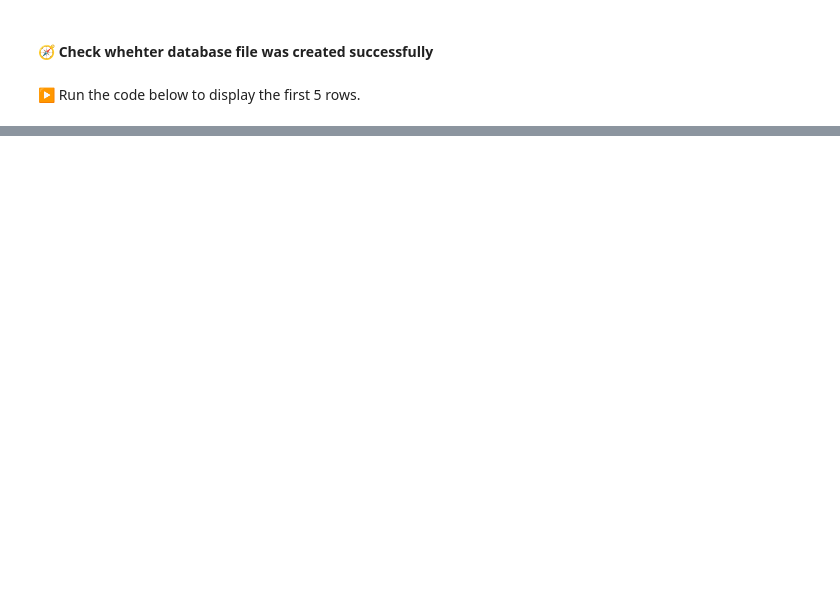
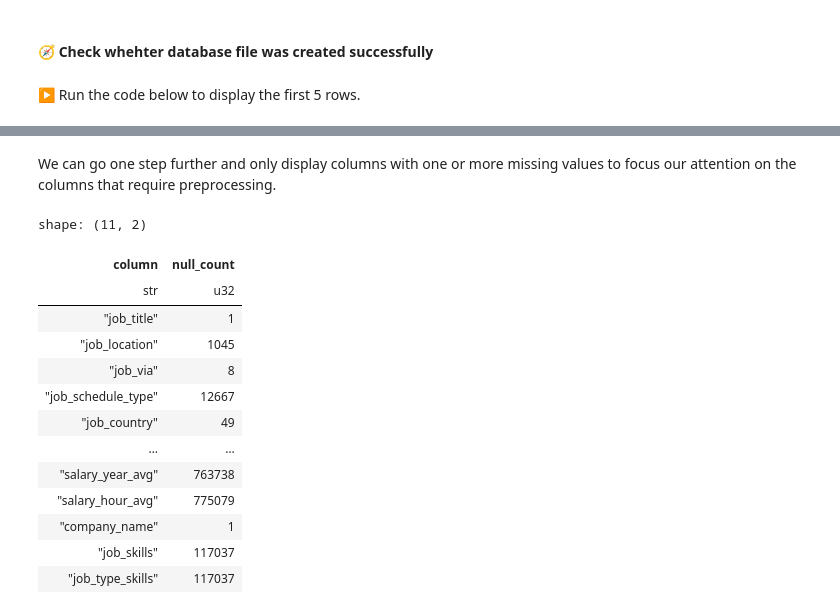
Before and after one commit to bdi593/textbook, a Jupyter notebook: content/data-job-postings/quiz-01.ipynb, the cells around one changed output, grey strips where cells are left out. Saved outputs shown, nothing was run; the diff lists cells and outputs as text; code cells hidden in the pictures; blank space fills up the shorter version.

```diff
--- a/content/data-job-postings/quiz-01.ipynb
+++ b/content/data-job-postings/quiz-01.ipynb
@@ -293,0 +141,23 @@ print("🎯 Restart and run all successful")
+# %% [markdown]
+We can go one step further and only display columns with one or more missing values to focus our attention on the columns that require preprocessing.
+# %%
+(
+    df.null_count()
+    .transpose(include_header=True, header_name="column", column_names=["null_count"])
+    .filter(pl.col("null_count") > 0)
+)
+# %% [output]
+shape: (11, 2)
+| column | null_count |
+| str | u32 |
+| "job_title" | 1 |
+| "job_location" | 1045 |
+| "job_via" | 8 |
+| "job_schedule_type" | 12667 |
+| "job_country" | 49 |
+| … | … |
+| "salary_year_avg" | 763738 |
+| "salary_hour_avg" | 775079 |
+| "company_name" | 1 |
+| "job_skills" | 117037 |
+| "job_type_skills" | 117037 |
```
Also changed, not shown: parts of 90 cells of this notebook, 1 other file.
